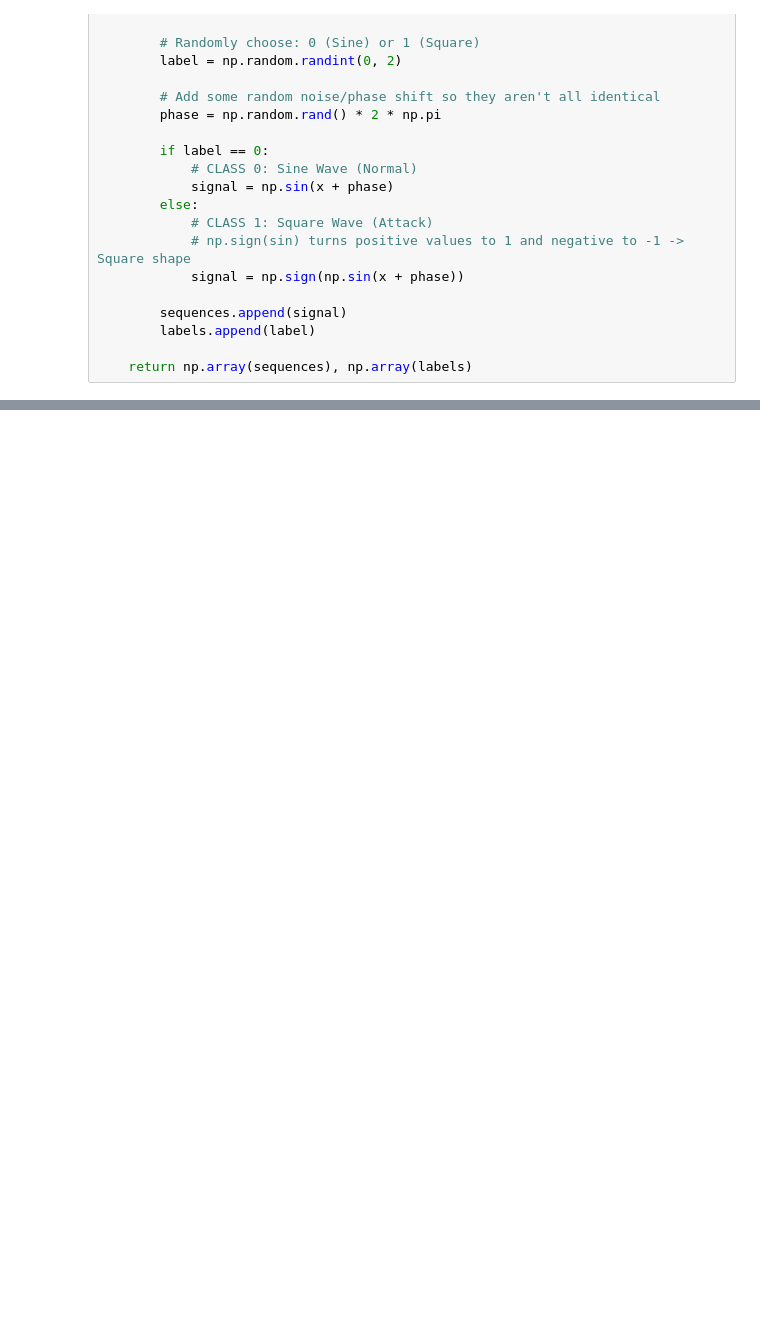
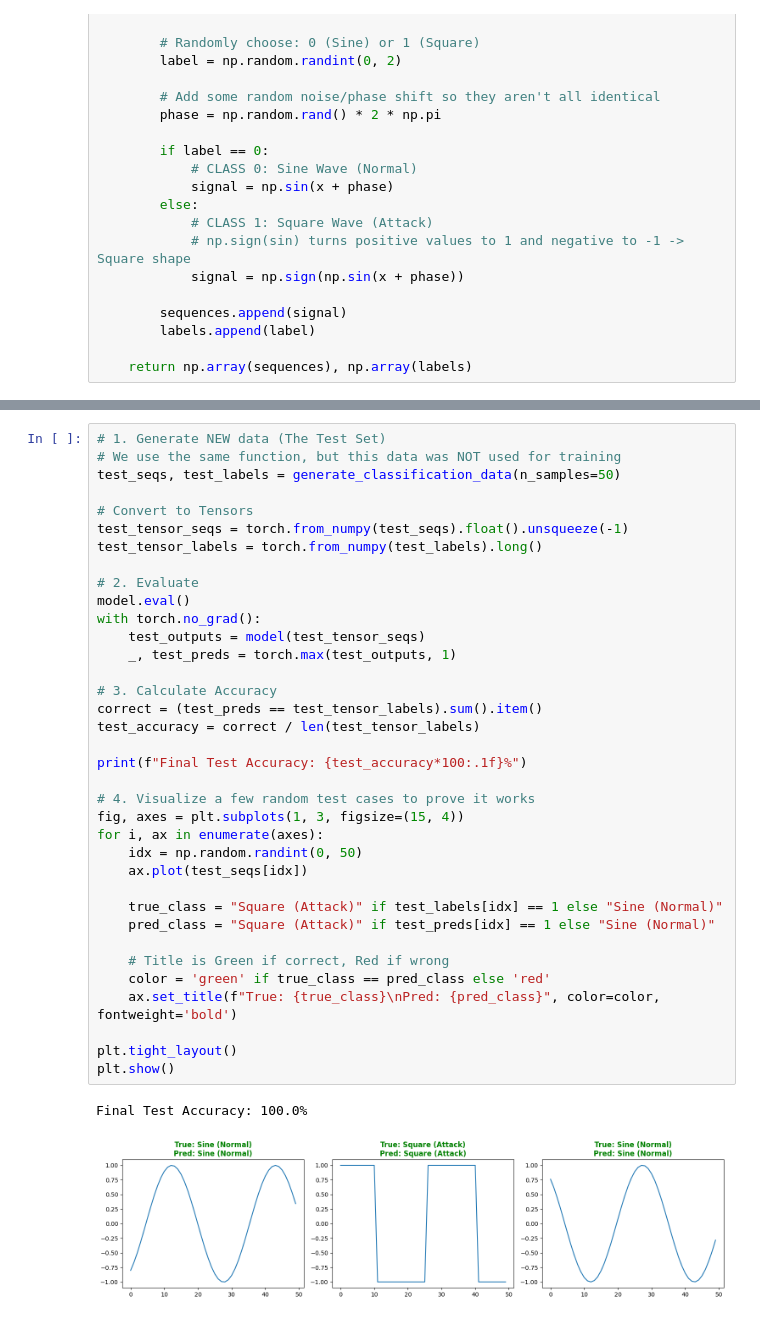
Before and after one commit to liminm/rul-lstm-rul-prediction, a Jupyter notebook: sine_wave_lstm.ipynb, the cells around one changed output, grey strips where cells are left out. Cells and saved outputs as stored; diff of their text form; blank space fills up the shorter version.

```diff
--- a/sine_wave_lstm.ipynb
+++ b/sine_wave_lstm.ipynb
@@ -504,0 +569,39 @@ labels shape: (200,)
+# %%
+# 1. Generate NEW data (The Test Set)
+# We use the same function, but this data was NOT used for training
+test_seqs, test_labels = generate_classification_data(n_samples=50)
+
+# Convert to Tensors
+test_tensor_seqs = torch.from_numpy(test_seqs).float().unsqueeze(-1)
+test_tensor_labels = torch.from_numpy(test_labels).long()
+
+# 2. Evaluate
+model.eval()
+with torch.no_grad():
+    test_outputs = model(test_tensor_seqs)
+    _, test_preds = torch.max(test_outputs, 1)
+
+# 3. Calculate Accuracy
+correct = (test_preds == test_tensor_labels).sum().item()
+test_accuracy = correct / len(test_tensor_labels)
+
+print(f"Final Test Accuracy: {test_accuracy*100:.1f}%")
+
+# 4. Visualize a few random test cases to prove it works
+fig, axes = plt.subplots(1, 3, figsize=(15, 4))
+for i, ax in enumerate(axes):
+    idx = np.random.randint(0, 50)
+    ax.plot(test_seqs[idx])
+
+    true_class = "Square (Attack)" if test_labels[idx] == 1 else "Sine (Normal)"
+    pred_class = "Square (Attack)" if test_preds[idx] == 1 else "Sine (Normal)"
+
+    # Title is Green if correct, Red if wrong
+    color = 'green' if true_class == pred_class else 'red'
+    ax.set_title(f"True: {true_class}\nPred: {pred_class}", color=color, fontweight='bold')
+
+plt.tight_layout()
+plt.show()
+# %% [output]
+Final Test Accuracy: 100.0%
+[figure, added]
```
Also changed, not shown: parts of 2 cells of this notebook.
